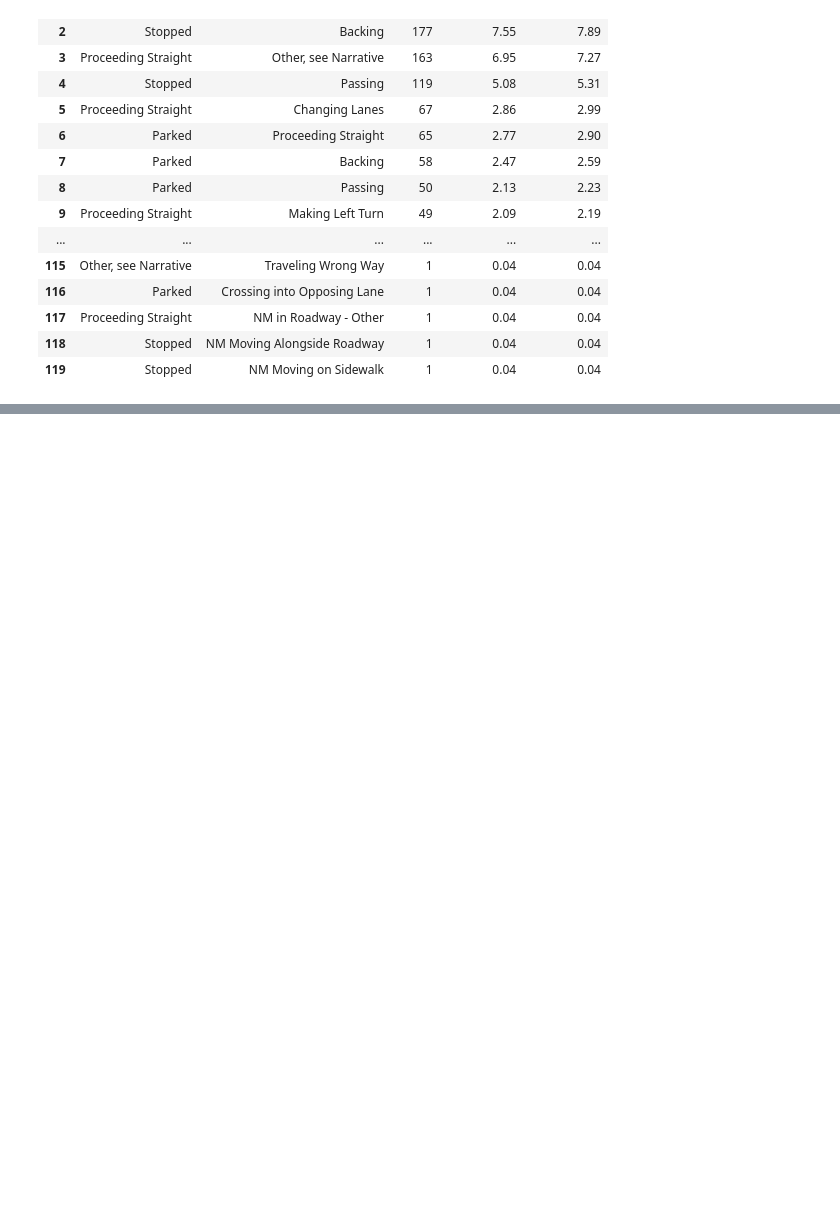
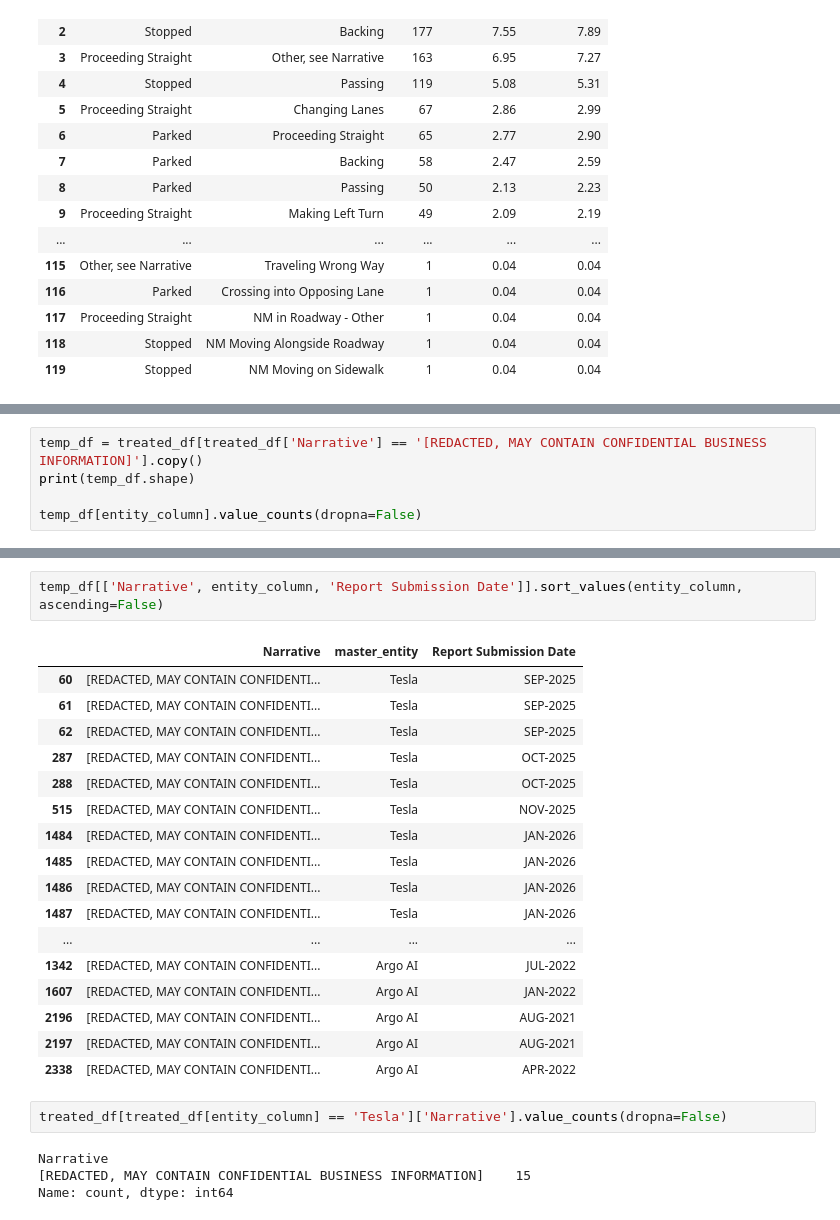
Before and after one commit to AurelianTactics/avird_2026, a Jupyter notebook: eda/ADS_to_2026_03_16/04_eda_target_exploration.ipynb, the cells around one changed output, grey strips where cells are left out. Drawn from its saved outputs; the diff is of its cells as text; blank space fills up the shorter version.

```diff
--- a/eda/ADS_to_2026_03_16/04_eda_target_exploration.ipynb
+++ b/eda/ADS_to_2026_03_16/04_eda_target_exploration.ipynb
@@ -633,0 +652,5 @@ cui.pre_crash_movement_pairs(
+# %%
+temp_df = treated_df[treated_df['Narrative'] == '[REDACTED, MAY CONTAIN CONFIDENTIAL BUSINESS INFORMATION]'].copy()
+print(temp_df.shape)
+
+temp_df[entity_column].value_counts(dropna=False)
@@ -633,0 +669,26 @@ cui.pre_crash_movement_pairs(
+# %%
+temp_df[['Narrative', entity_column, 'Report Submission Date']].sort_values(entity_column, ascending=False)
+# %% [output]
+|  | Narrative | master_entity | Report Submission Date |
+| 60 | [REDACTED, MAY CONTAIN CONFIDENTI... | Tesla | SEP-2025 |
+| 61 | [REDACTED, MAY CONTAIN CONFIDENTI... | Tesla | SEP-2025 |
+| 62 | [REDACTED, MAY CONTAIN CONFIDENTI... | Tesla | SEP-2025 |
+| 287 | [REDACTED, MAY CONTAIN CONFIDENTI... | Tesla | OCT-2025 |
+| 288 | [REDACTED, MAY CONTAIN CONFIDENTI... | Tesla | OCT-2025 |
+| 515 | [REDACTED, MAY CONTAIN CONFIDENTI... | Tesla | NOV-2025 |
+| 1484 | [REDACTED, MAY CONTAIN CONFIDENTI... | Tesla | JAN-2026 |
+| 1485 | [REDACTED, MAY CONTAIN CONFIDENTI... | Tesla | JAN-2026 |
+| 1486 | [REDACTED, MAY CONTAIN CONFIDENTI... | Tesla | JAN-2026 |
+| 1487 | [REDACTED, MAY CONTAIN CONFIDENTI... | Tesla | JAN-2026 |
+| ... | ... | ... | ... |
+| 1342 | [REDACTED, MAY CONTAIN CONFIDENTI... | Argo AI | JUL-2022 |
+| 1607 | [REDACTED, MAY CONTAIN CONFIDENTI... | Argo AI | JAN-2022 |
+| 2196 | [REDACTED, MAY CONTAIN CONFIDENTI... | Argo AI | AUG-2021 |
+| 2197 | [REDACTED, MAY CONTAIN CONFIDENTI... | Argo AI | AUG-2021 |
+| 2338 | [REDACTED, MAY CONTAIN CONFIDENTI... | Argo AI | APR-2022 |
+# %%
+treated_df[treated_df[entity_column] == 'Tesla']['Narrative'].value_counts(dropna=False)
+# %% [output]
+Narrative
+[REDACTED, MAY CONTAIN CONFIDENTIAL BUSINESS INFORMATION]    15
+Name: count, dtype: int64
```
Also changed, not shown: parts of 3 cells of this notebook, 2 other files.
